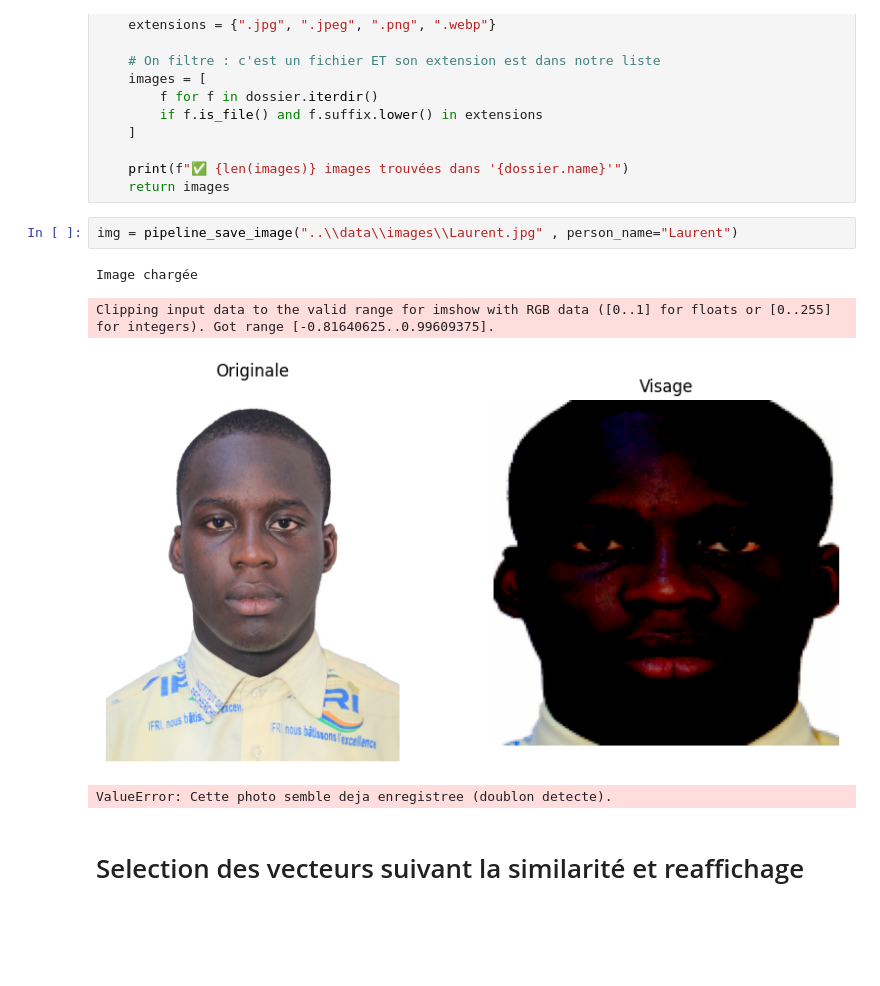
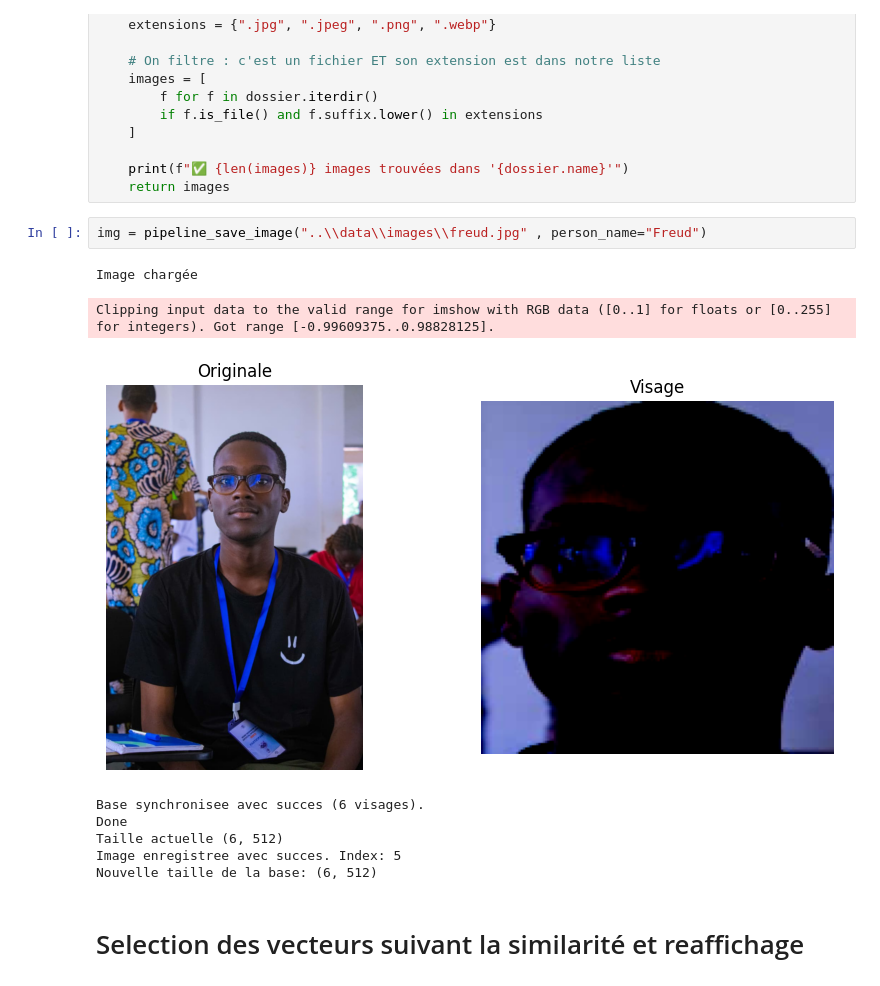
Before and after one commit to FreudArthur/DeepScan, a Jupyter notebook: source/essai.ipynb, the cells around one changed output. Cells and saved outputs as stored; diff of their text form; blank space fills up the shorter version.

```diff
--- a/source/essai.ipynb
+++ b/source/essai.ipynb
@@ -484,12 +484,16 @@ def lister_images_du_dossier(chemin_dossier):
     print(f"✅ {len(images)} images trouvées dans '{dossier.name}'")
     return images
 # %%
-img = pipeline_save_image("..\\data\\images\\Laurent.jpg" , person_name="Laurent")
+img = pipeline_save_image("..\\data\\images\\freud.jpg" , person_name="Freud")
 # %% [output]
 Image chargée
-Clipping input data to the valid range for imshow with RGB data ([0..1] for floats or [0..255] for integers). Got range [-0.81640625..0.99609375].
+Clipping input data to the valid range for imshow with RGB data ([0..1] for floats or [0..255] for integers). Got range [-0.99609375..0.98828125].
-[figure, old version]
+[figure, new version]
-ValueError: Cette photo semble deja enregistree (doublon detecte).
+Base synchronisee avec succes (6 visages).
+Done
+Taille actuelle (6, 512)
+Image enregistree avec succes. Index: 5
+Nouvelle taille de la base: (6, 512)
 # %% [markdown]
 # Selection des vecteurs suivant la similarité et reaffichage
 # %%
```
Also changed, not shown: parts of 9 cells of this notebook, 16 other files.
